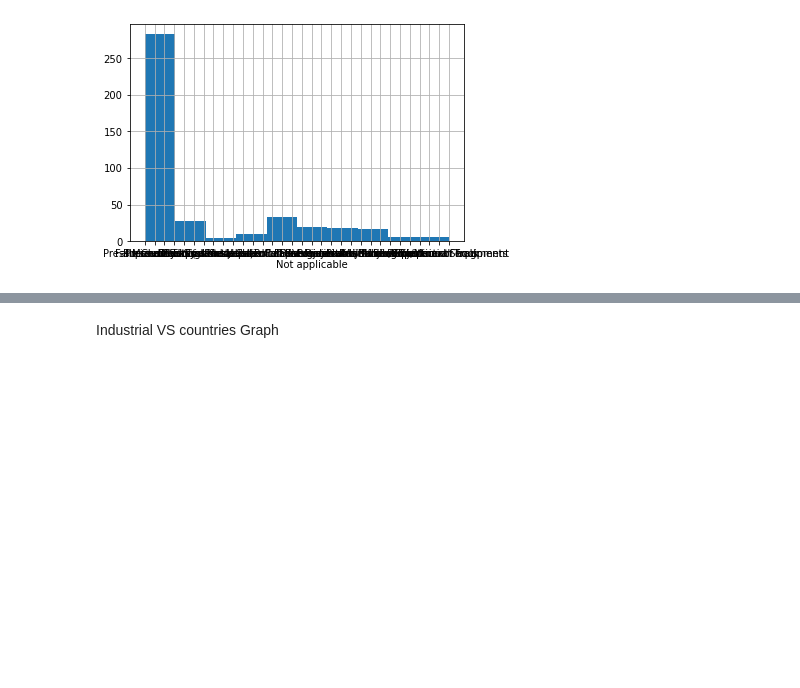
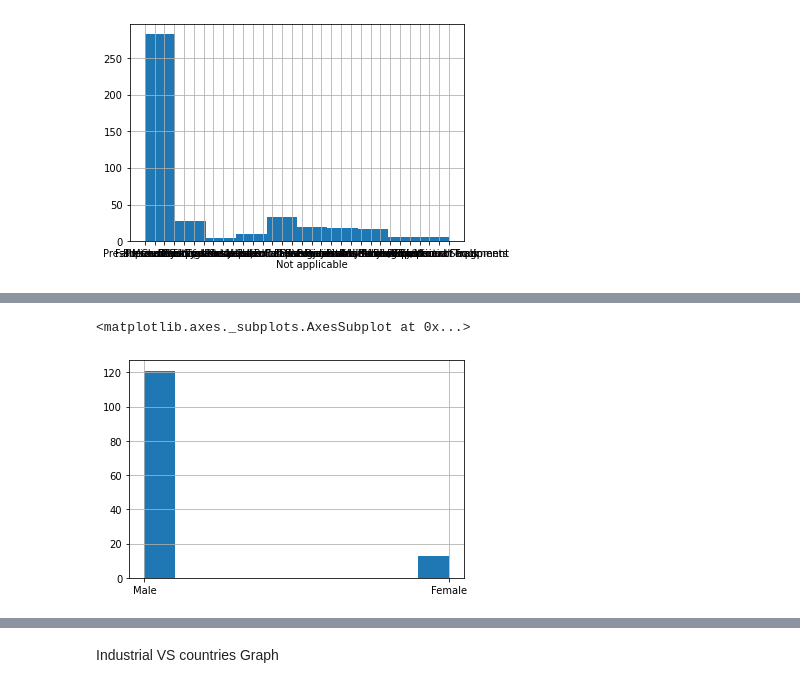
Before and after one commit to vivek-varshney/Practice, a Jupyter notebook: Idustrial_safety.ipynb, the cells around one changed output, grey strips where cells are left out. Cells and saved outputs as stored; diff of their text form; code cells hidden in the pictures; blank space fills up the shorter version.

```diff
--- a/Idustrial_safety.ipynb
+++ b/Idustrial_safety.ipynb
@@ -87,0 +125,5 @@ ds['Critical Risk'].hist()
+# %%
+Ind_sec['Gender'].hist()
+# %% [output]
+<matplotlib.axes._subplots.AxesSubplot at 0x...>
+[figure, added]
```
Also changed, not shown: parts of 27 cells of this notebook.
